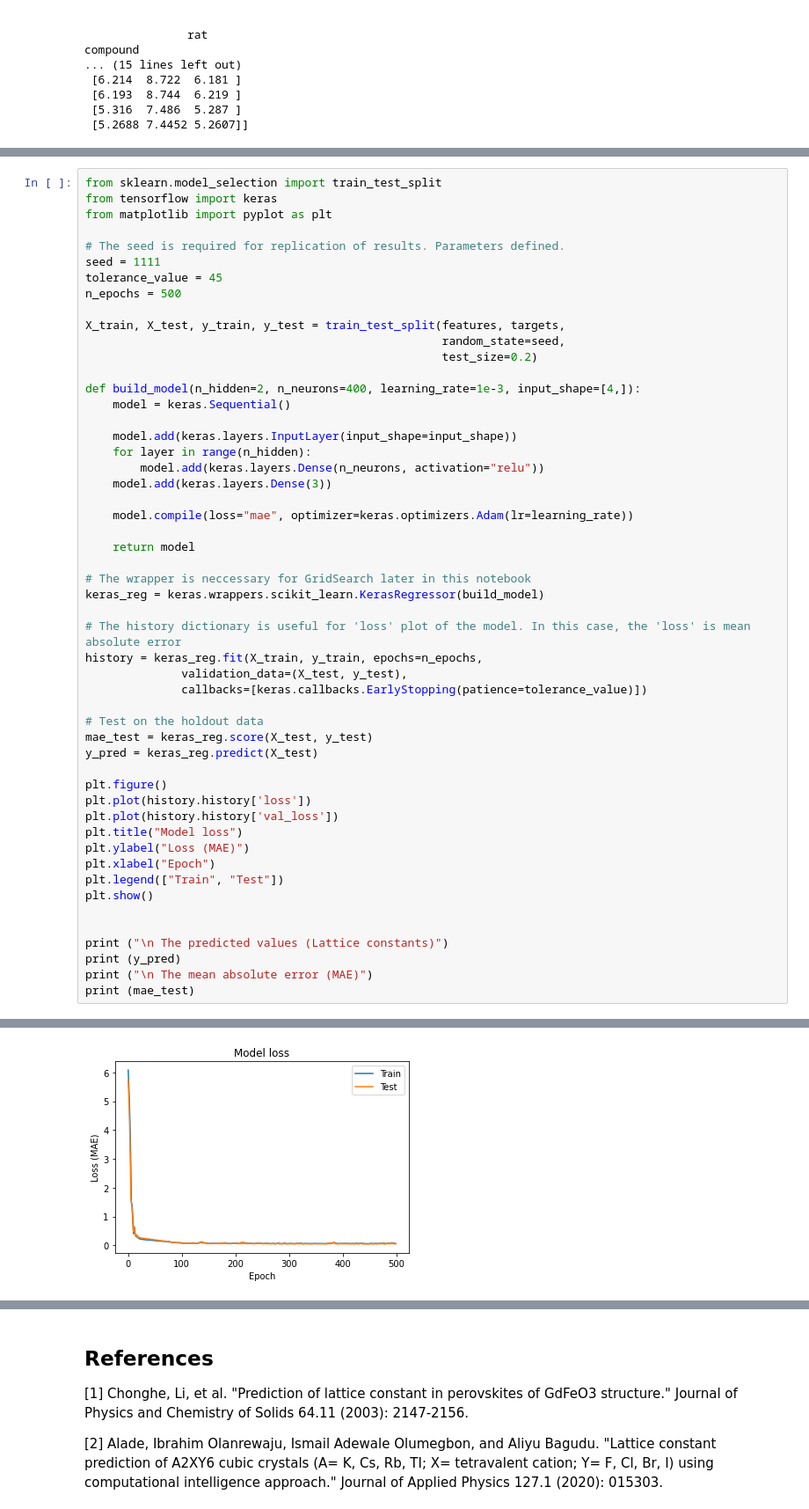
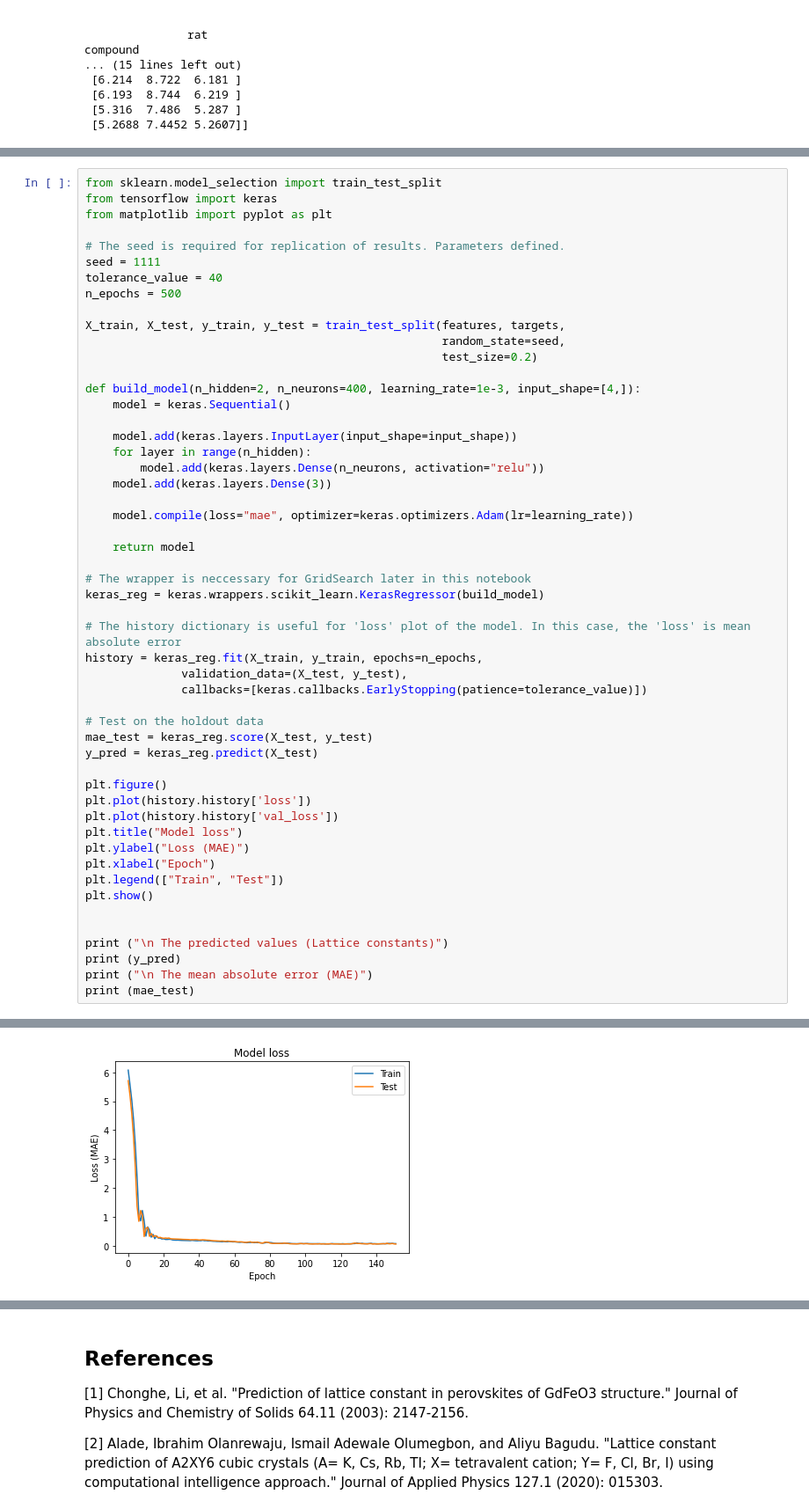
Before and after one commit to Pratha-Me/ML-DNN-Perovskite-lattice-constant-prediction, a Jupyter notebook: ANN_ABO3.ipynb, the cells around one changed output, grey strips where cells are left out. Shown at 88% size. Saved outputs shown, nothing was run; the diff lists cells and outputs as text.

```diff
--- a/ANN_ABO3.ipynb
+++ b/ANN_ABO3.ipynb
@@ -107,7 +93,7 @@ from matplotlib import pyplot as plt
 
 # The seed is required for replication of results. Parameters defined.
 seed = 1111
-tolerance_value = 45
+tolerance_value = 40
 n_epochs = 500
 
 X_train, X_test, y_train, y_test = train_test_split(features, targets,
@@ -173,2 +159,2 @@ Epoch 500/500
-[figure, old version]
+[figure, new version]
  The predicted values (Lattice constants)
```
Also changed, not shown: parts of 11 cells of this notebook.
